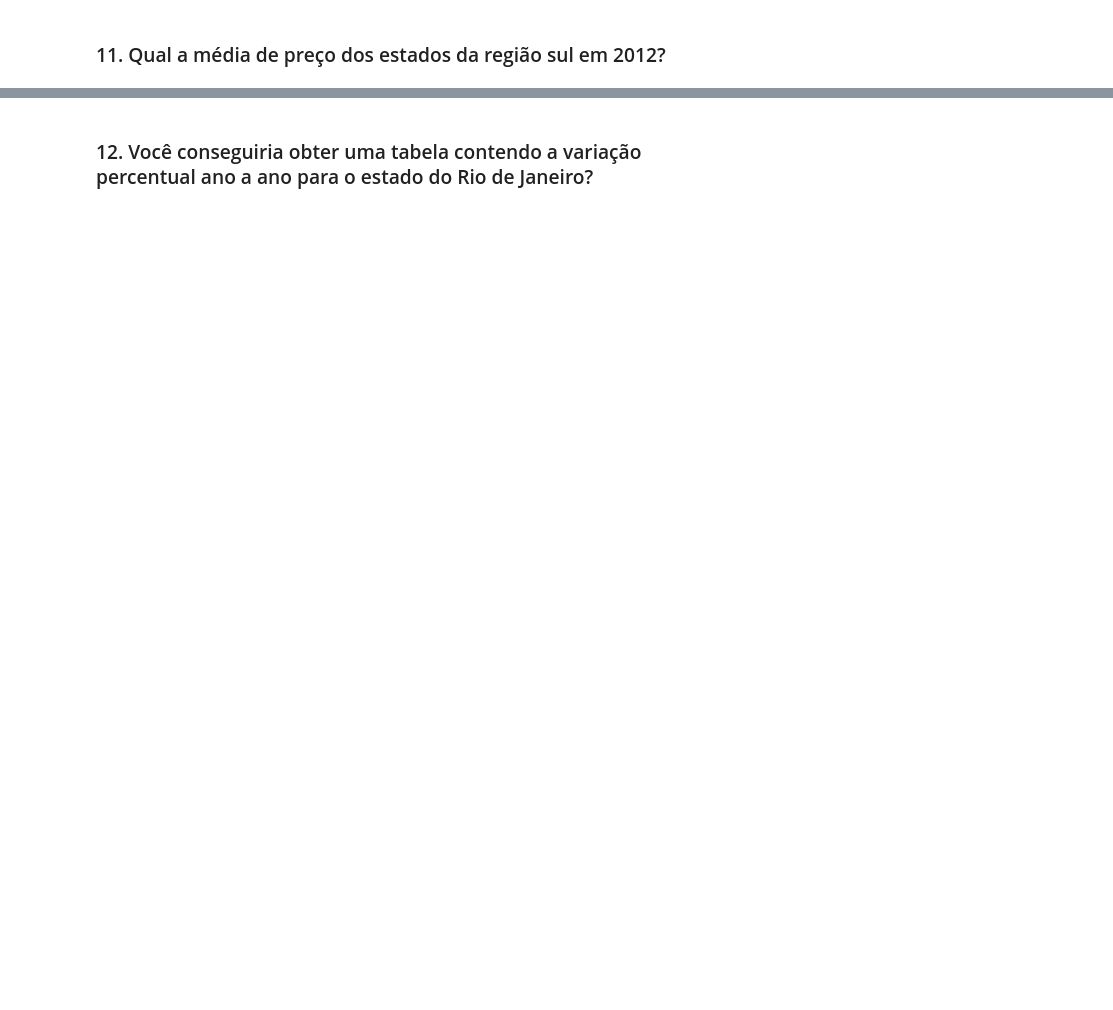
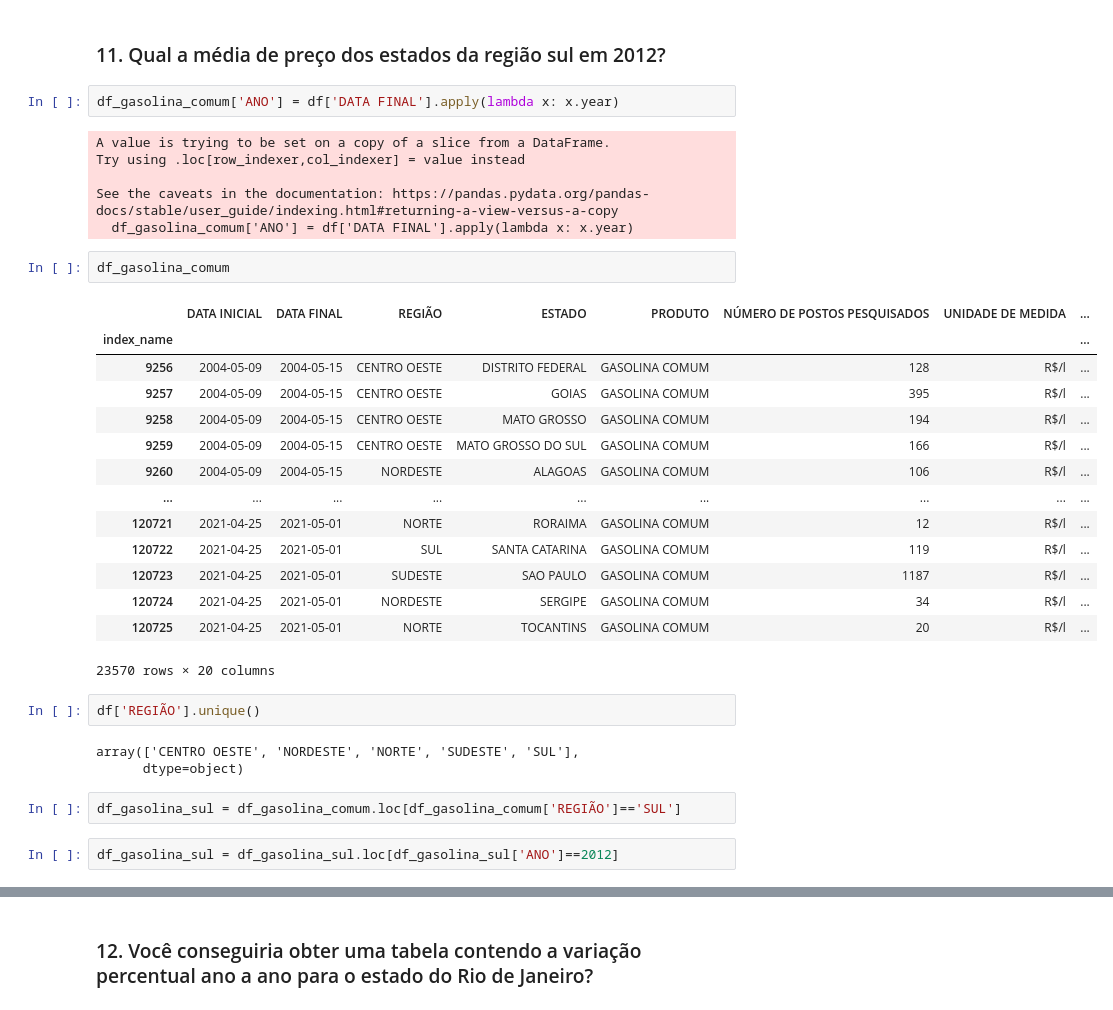
Before and after one commit to talesaraujoc/Analise_precos_gasolina_Brasil, a Jupyter notebook: exercicios-pandas.ipynb, the cells around one changed output, grey strips where cells are left out. Saved outputs shown, nothing was run; the diff lists cells and outputs as text; blank space fills up the shorter version.

```diff
--- a/exercicios-pandas.ipynb
+++ b/exercicios-pandas.ipynb
@@ -106,2 +219,36 @@ memory usage: 5.9+ MB
 # %% [markdown]
 ### 11. Qual a média de preço dos estados da região sul em 2012?
+# %%
+df_gasolina_comum['ANO'] = df['DATA FINAL'].apply(lambda x: x.year)
+# %% [output]
+A value is trying to be set on a copy of a slice from a DataFrame.
+Try using .loc[row_indexer,col_indexer] = value instead
+
+See the caveats in the documentation: https://pandas.pydata.org/pandas-docs/stable/user_guide/indexing.html#returning-a-view-versus-a-copy
+  df_gasolina_comum['ANO'] = df['DATA FINAL'].apply(lambda x: x.year)
+# %%
+df_gasolina_comum
+# %% [output]
+|  | DATA INICIAL | DATA FINAL | REGIÃO | ESTADO | PRODUTO | NÚMERO DE POSTOS PESQUISADOS | UNIDADE DE MEDIDA | ... |
+| index_name |  |  |  |  |  |  |  | ... |
+| 9256 | 2004-05-09 | 2004-05-15 | CENTRO OESTE | DISTRITO FEDERAL | GASOLINA COMUM | 128 | R$/l | ... |
+| 9257 | 2004-05-09 | 2004-05-15 | CENTRO OESTE | GOIAS | GASOLINA COMUM | 395 | R$/l | ... |
+| 9258 | 2004-05-09 | 2004-05-15 | CENTRO OESTE | MATO GROSSO | GASOLINA COMUM | 194 | R$/l | ... |
+| 9259 | 2004-05-09 | 2004-05-15 | CENTRO OESTE | MATO GROSSO DO SUL | GASOLINA COMUM | 166 | R$/l | ... |
+| 9260 | 2004-05-09 | 2004-05-15 | NORDESTE | ALAGOAS | GASOLINA COMUM | 106 | R$/l | ... |
+| ... | ... | ... | ... | ... | ... | ... | ... | ... |
+| 120721 | 2021-04-25 | 2021-05-01 | NORTE | RORAIMA | GASOLINA COMUM | 12 | R$/l | ... |
+| 120722 | 2021-04-25 | 2021-05-01 | SUL | SANTA CATARINA | GASOLINA COMUM | 119 | R$/l | ... |
+| 120723 | 2021-04-25 | 2021-05-01 | SUDESTE | SAO PAULO | GASOLINA COMUM | 1187 | R$/l | ... |
+| 120724 | 2021-04-25 | 2021-05-01 | NORDESTE | SERGIPE | GASOLINA COMUM | 34 | R$/l | ... |
+| 120725 | 2021-04-25 | 2021-05-01 | NORTE | TOCANTINS | GASOLINA COMUM | 20 | R$/l | ... |
+23570 rows × 20 columns
+# %%
+df['REGIÃO'].unique()
+# %% [output]
+array(['CENTRO OESTE', 'NORDESTE', 'NORTE', 'SUDESTE', 'SUL'],
+      dtype=object)
+# %%
+df_gasolina_sul = df_gasolina_comum.loc[df_gasolina_comum['REGIÃO']=='SUL']
+# %%
+df_gasolina_sul = df_gasolina_sul.loc[df_gasolina_sul['ANO']==2012]
```
Also changed, not shown: parts of 41 cells of this notebook.
